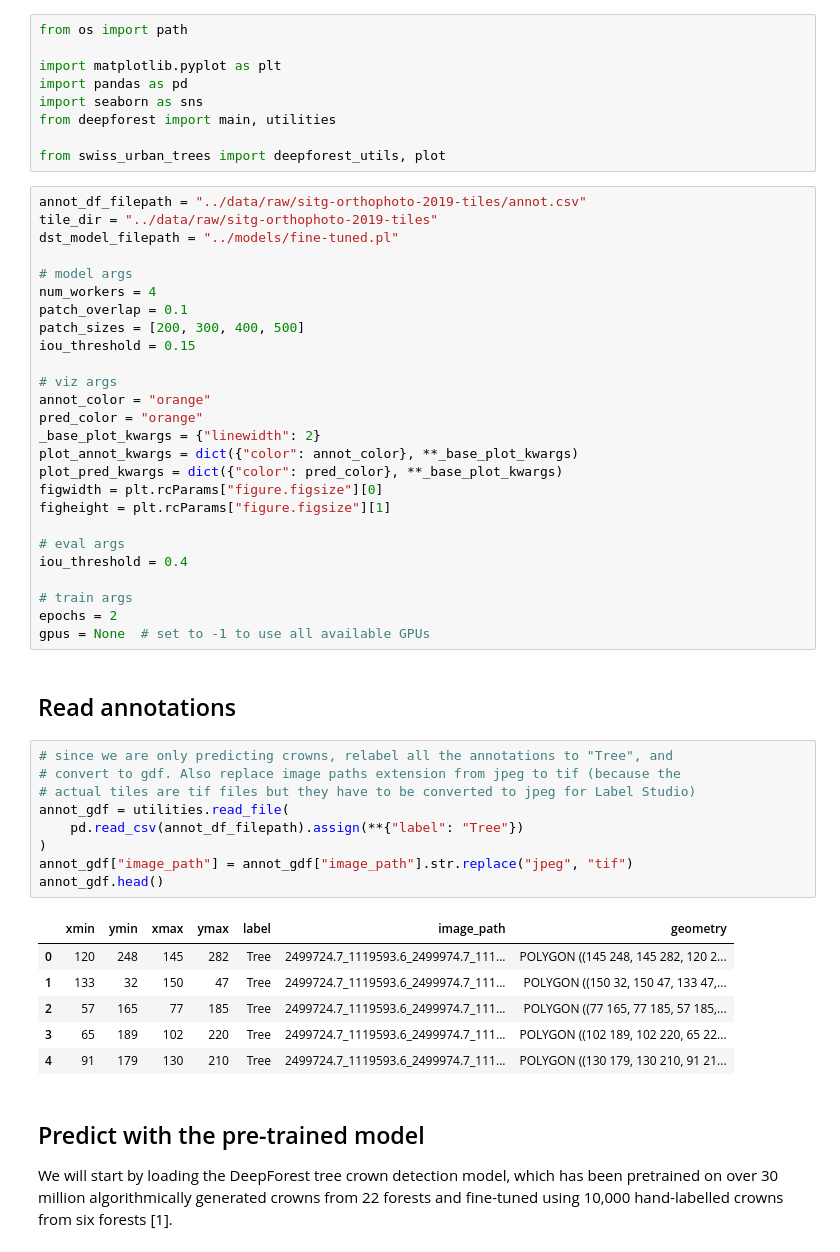
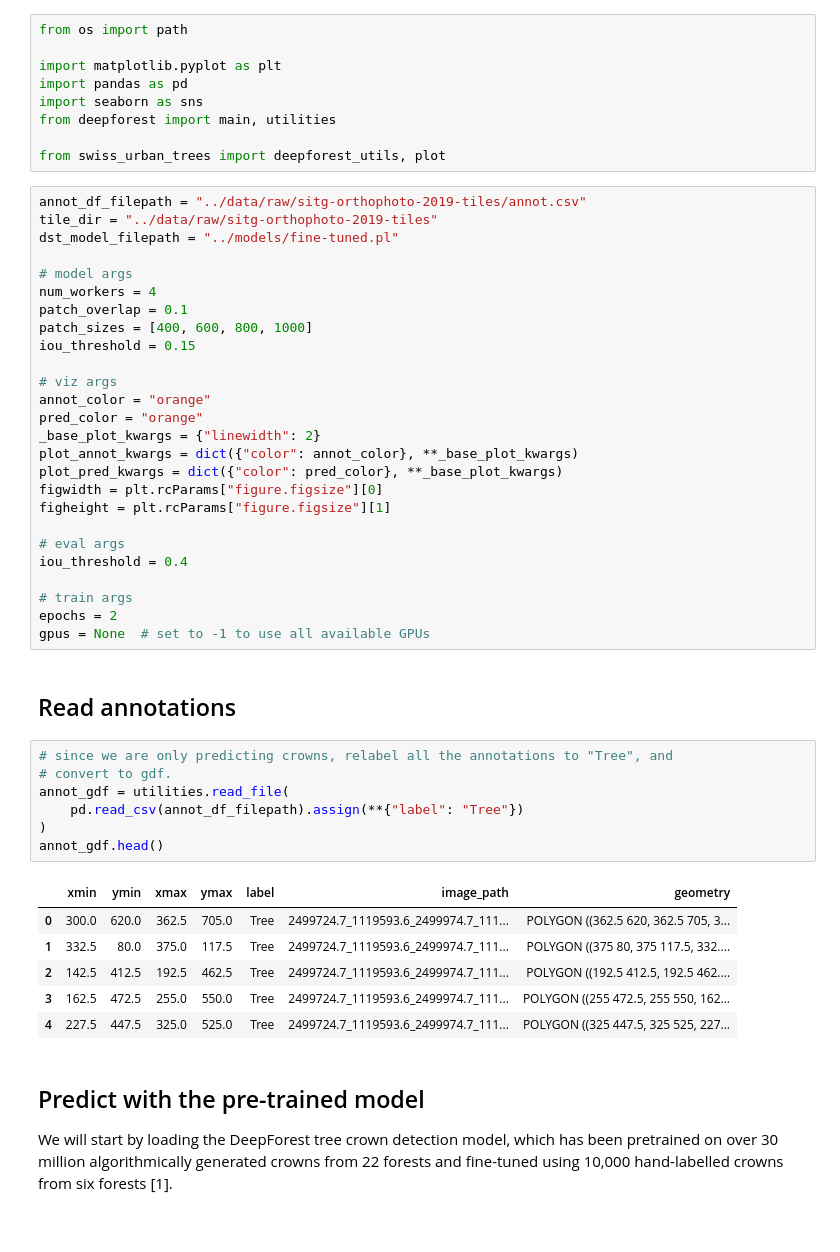
Before and after one commit to martibosch/swiss-urban-trees, a Jupyter notebook: notebooks/train-crown.ipynb, the cells around one changed output. Cells and saved outputs as stored; diff of their text form.

```diff
--- a/notebooks/train-crown.ipynb
+++ b/notebooks/train-crown.ipynb
@@ -19,7 +19,7 @@ dst_model_filepath = "../models/fine-tuned.pl"
 # model args
 num_workers = 4
 patch_overlap = 0.1
-patch_sizes = [200, 300, 400, 500]
+patch_sizes = [400, 600, 800, 1000]
 iou_threshold = 0.15
 
 # viz args
@@ -41,20 +41,18 @@ gpus = None  # set to -1 to use all available GPUs
 ## Read annotations
 # %%
 # since we are only predicting crowns, relabel all the annotations to "Tree", and
-# convert to gdf. Also replace image paths extension from jpeg to tif (because the
-# actual tiles are tif files but they have to be converted to jpeg for Label Studio)
+# convert to gdf.
 annot_gdf = utilities.read_file(
     pd.read_csv(annot_df_filepath).assign(**{"label": "Tree"})
 )
-annot_gdf["image_path"] = annot_gdf["image_path"].str.replace("jpeg", "tif")
 annot_gdf.head()
 # %% [output]
 |  | xmin | ymin | xmax | ymax | label | image_path | geometry |
-| 0 | 120 | 248 | 145 | 282 | Tree | 2499724.7_1119593.6_2499974.7_111... | POLYGON ((145 248, 145 282, 120 2... |
-| 1 | 133 | 32 | 150 | 47 | Tree | 2499724.7_1119593.6_2499974.7_111... | POLYGON ((150 32, 150 47, 133 47,... |
-| 2 | 57 | 165 | 77 | 185 | Tree | 2499724.7_1119593.6_2499974.7_111... | POLYGON ((77 165, 77 185, 57 185,... |
-| 3 | 65 | 189 | 102 | 220 | Tree | 2499724.7_1119593.6_2499974.7_111... | POLYGON ((102 189, 102 220, 65 22... |
-| 4 | 91 | 179 | 130 | 210 | Tree | 2499724.7_1119593.6_2499974.7_111... | POLYGON ((130 179, 130 210, 91 21... |
+| 0 | 300.0 | 620.0 | 362.5 | 705.0 | Tree | 2499724.7_1119593.6_2499974.7_111... | POLYGON ((362.5 620, 362.5 705, 3... |
+| 1 | 332.5 | 80.0 | 375.0 | 117.5 | Tree | 2499724.7_1119593.6_2499974.7_111... | POLYGON ((375 80, 375 117.5, 332.... |
+| 2 | 142.5 | 412.5 | 192.5 | 462.5 | Tree | 2499724.7_1119593.6_2499974.7_111... | POLYGON ((192.5 412.5, 192.5 462.... |
+| 3 | 162.5 | 472.5 | 255.0 | 550.0 | Tree | 2499724.7_1119593.6_2499974.7_111... | POLYGON ((255 472.5, 255 550, 162... |
+| 4 | 227.5 | 447.5 | 325.0 | 525.0 | Tree | 2499724.7_1119593.6_2499974.7_111... | POLYGON ((325 447.5, 325 525, 227... |
 # %% [markdown]
 ## Predict with the pre-trained model
 
```
Also changed, not shown: parts of 14 cells of this notebook, 5 other files.
